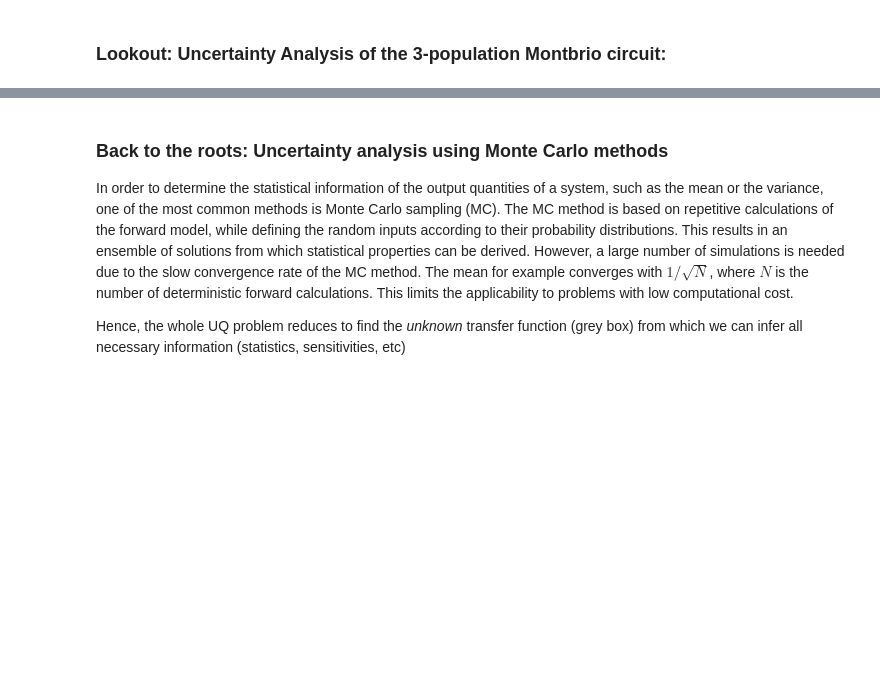
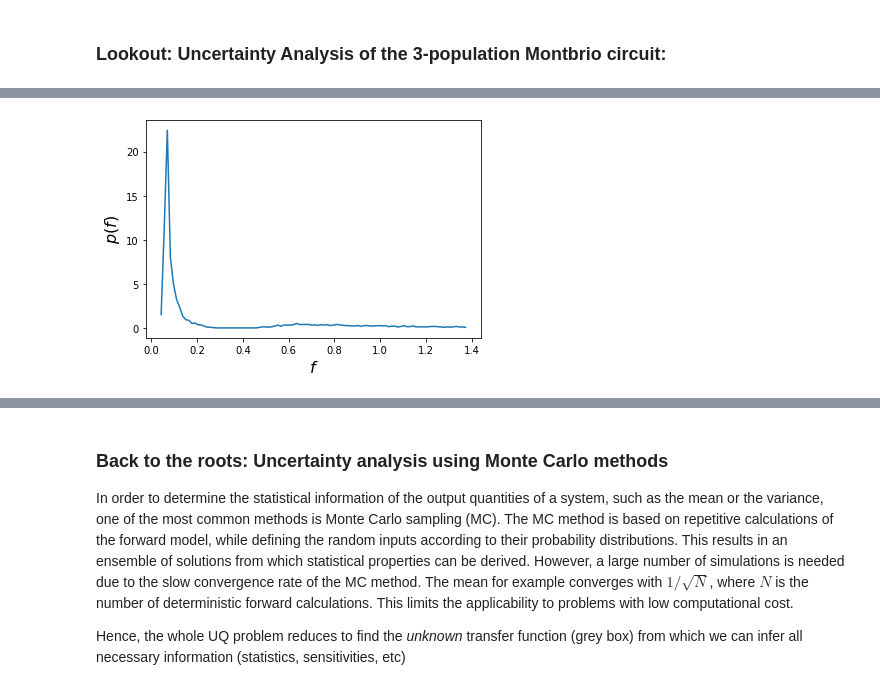
Before and after one commit to pygpc-polynomial-chaos/pygpc, a Jupyter notebook: tutorials/Tutorial_pygpc_pyrates.ipynb, the cells around one changed output, grey strips where cells are left out. Drawn from its saved outputs; the diff is of its cells as text; code cells hidden in the pictures; blank space fills up the shorter version.

```diff
--- a/tutorials/Tutorial_pygpc_pyrates.ipynb
+++ b/tutorials/Tutorial_pygpc_pyrates.ipynb
@@ -72,8 +58,10 @@ print("Std: {}".format(std))
 # %%
 pdf_x, pdf_y = gpc.get_pdf(coeffs, n_samples=1e4)
 plt.plot(pdf_x, pdf_y)
-plt.xlabel("$y$", fontsize=16);
-plt.ylabel("$p(y)$", fontsize=16);
+plt.xlabel("$f$", fontsize=16);
+plt.ylabel("$p(f)$", fontsize=16);
+# %% [output]
+[figure, added]
 # %%
 sobol, sobol_idx, _ = gpc.get_sobol_indices(coeffs, n_samples=1e3)
 
```
Also changed, not shown: parts of 25 cells of this notebook, 17 other files.
